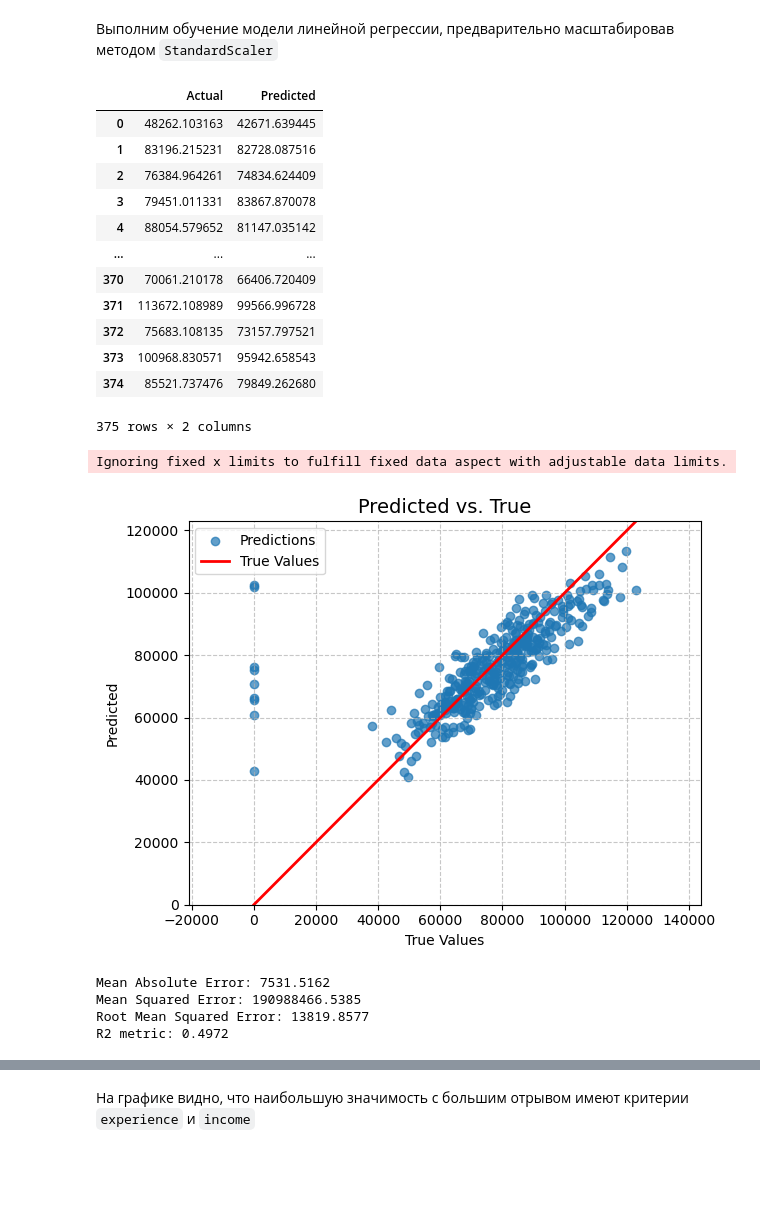
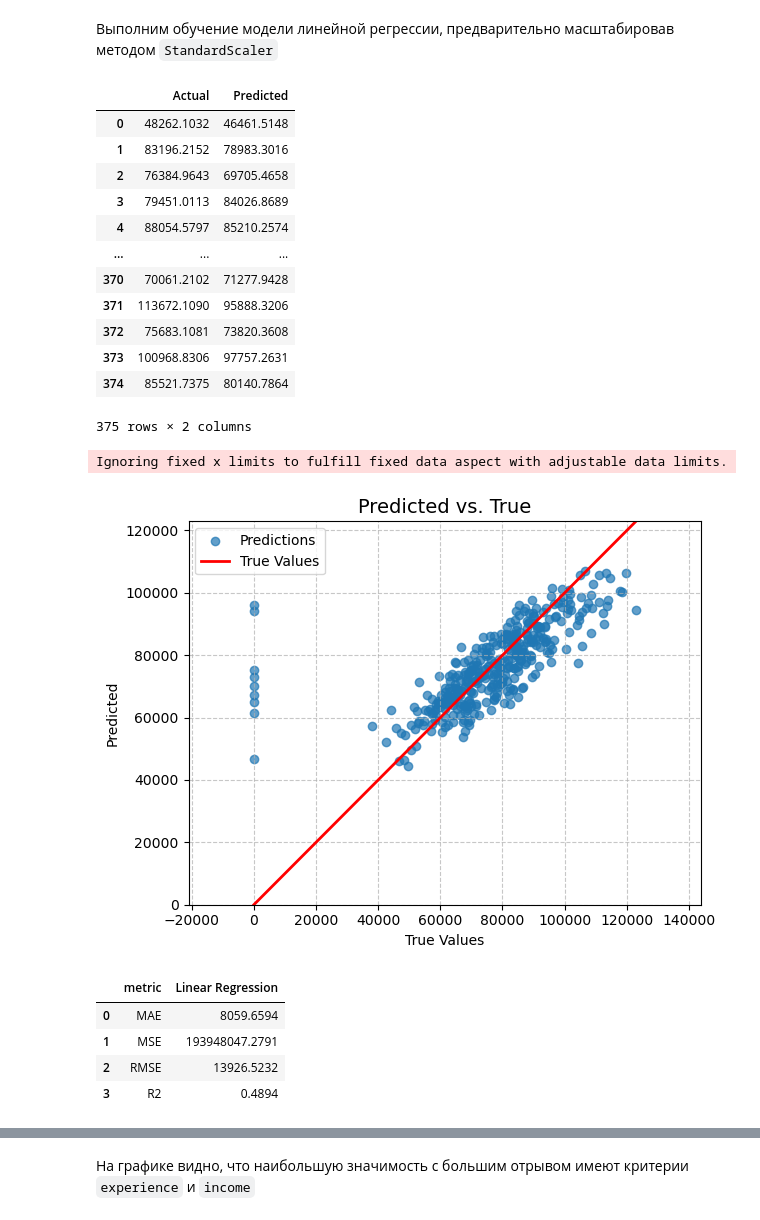
Before and after one commit to tush00nka/DA_lab_3, a Jupyter notebook: ЛР3_Борисоглебский_12.ipynb, the cells around one changed output, grey strips where cells are left out. Saved outputs shown, nothing was run; the diff lists cells and outputs as text; code cells hidden in the pictures; blank space fills up the shorter version.

```diff
--- a/ЛР3_Борисоглебский_12.ipynb
+++ b/ЛР3_Борисоглебский_12.ipynb
@@ -459,60 +459,76 @@ df = df.fillna(0)
 # %% [markdown]
 Выполним обучение модели линейной регрессии, предварительно масштабировав методом `StandardScaler`
 # %%
-from sklearn.preprocessing import LabelEncoder
+from sklearn.preprocessing import OrdinalEncoder
 
 y = df['salary']
-le = LabelEncoder()
+# oe = OrdinalEncoder()
 
-X = df.drop('salary', axis=1)
-for col in df.select_dtypes(include='object').columns:
-	X[col] = le.fit_transform(df[col])
+X = df.drop('salary', axis=1).select_dtypes(include=[np.number])
+# for col in df.select_dtypes(include='object').columns:
+# 	X[col] = oe.fit_transform(pd.DataFrame(df[col]))
+
+def get_metrics(actual_values, predictions: dict):
+	res = pd.DataFrame()
+
+	res['Metric'] = ["MAE", "MSE", "RMSE", "R2"]
+
+	for key in predictions:
+		mae = metrics.mean_absolute_error(actual_values, predictions[key])
+		mse = metrics.mean_squared_error(actual_values, predictions[key])
+		rmse = metrics.root_mean_squared_error(actual_values, predictions[key])
+		r2 = metrics.r2_score(actual_values, predictions[key])
+
+		res[key] = [mae, mse, rmse, r2]
+
+	pd.options.display.float_format = '{:.4f}'.format
+	display(res)
 
 X_train,X_valid,y_train,y_valid = train_test_split(
-    X, y,
-    test_size=0.25,
-    random_state=0
+	X, y,
+	test_size=0.25,
+	random_state=0
 )
 
 scaler = StandardScaler()
 scaler.fit(X_train)
 X_train_scaled = scaler.transform(X_train)
 X_valid_scaled = scaler.transform(X_valid)
 
 model = LinearRegression()
 model.fit(X_train_scaled, y_train)
 predictions_valid = model.predict(X_valid_scaled)
 
 df_match = pd.DataFrame({'Actual': y_valid, 'Predicted': predictions_valid }).reset_index(drop=True)
 display(df_match)
 
 pred_vs_true(y_valid, {"Predictions": predictions_valid})
 
-# sns.scatterplot(df_match)
+get_metrics(y_valid, {"Linear Regression": predictions_valid})
+
+# print(f'Mean Absolute Error: {metrics.mean_absolute_error(y_valid, predictions_valid):.4f}')
+# print(f'Mean Squared Error: {metrics.mean_squared_error(y_valid, predictions_valid):.4f}')
+# print(f'Root Mean Squared Error: {np.sqrt(metrics.mean_squared_error(y_valid, predictions_valid)):.4f}')
+# print(f'R2 metric: {metrics.r2_score(y_valid, predictions_valid):.4f}')
 # %% [output]
 |  | Actual | Predicted |
-| 0 | 48262.103163 | 42671.639445 |
-| 1 | 83196.215231 | 82728.087516 |
-| 2 | 76384.964261 | 74834.624409 |
-| 3 | 79451.011331 | 83867.870078 |
-| 4 | 88054.579652 | 81147.035142 |
+| 0 | 48262.1032 | 46461.5148 |
+| 1 | 83196.2152 | 78983.3016 |
+| 2 | 76384.9643 | 69705.4658 |
+| 3 | 79451.0113 | 84026.8689 |
+| 4 | 88054.5797 | 85210.2574 |
 | ... | ... | ... |
-| 370 | 70061.210178 | 66406.720409 |
-| 371 | 113672.108989 | 99566.996728 |
-| 372 | 75683.108135 | 73157.797521 |
-| 373 | 100968.830571 | 95942.658543 |
-| 374 | 85521.737476 | 79849.262680 |
+| 370 | 70061.2102 | 71277.9428 |
+| 371 | 113672.1090 | 95888.3206 |
+| 372 | 75683.1081 | 73820.3608 |
+| 373 | 100968.8306 | 97757.2631 |
+| 374 | 85521.7375 | 80140.7864 |
 375 rows × 2 columns
 Ignoring fixed x limits to fulfill fixed data aspect with adjustable data limits.
-[figure, old version]
+[figure, new version]
+|  | metric | Linear Regression |
+| 0 | MAE | 8059.6594 |
+| 1 | MSE | 193948047.2791 |
+| 2 | RMSE | 13926.5232 |
+| 3 | R2 | 0.4894 |
-# %%
-print(f'Mean Absolute Error: {metrics.mean_absolute_error(y_valid, predictions_valid):.4f}')
-print(f'Mean Squared Error: {metrics.mean_squared_error(y_valid, predictions_valid):.4f}')
-print(f'Root Mean Squared Error: {np.sqrt(metrics.mean_squared_error(y_valid, predictions_valid)):.4f}')
-print(f'R2 metric: {metrics.r2_score(y_valid, predictions_valid):.4f}')
-# %% [output]
-Mean Absolute Error: 7531.5162
-Mean Squared Error: 190988466.5385
-Root Mean Squared Error: 13819.8577
-R2 metric: 0.4972
 # %%
```
Also changed, not shown: parts of 13 cells of this notebook.
